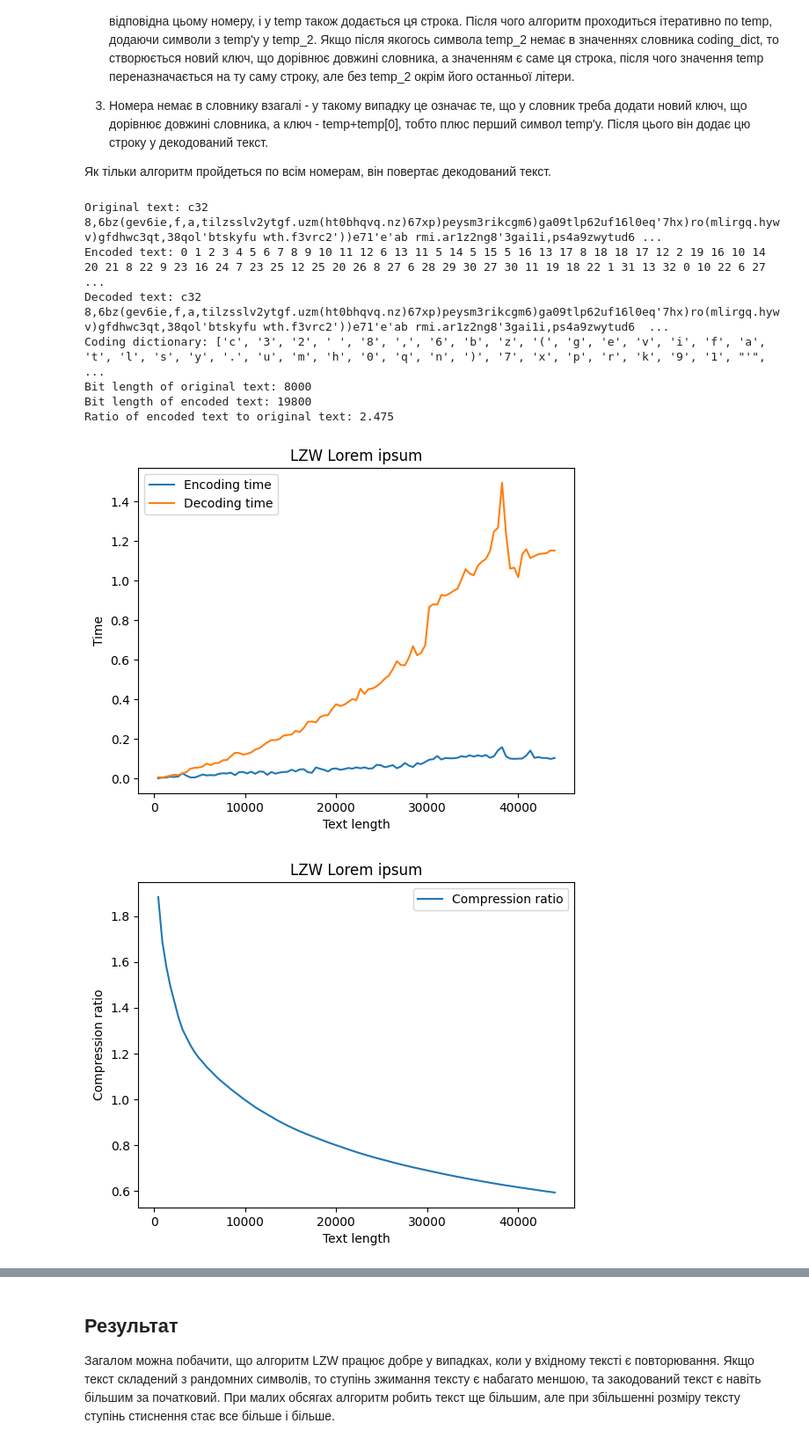
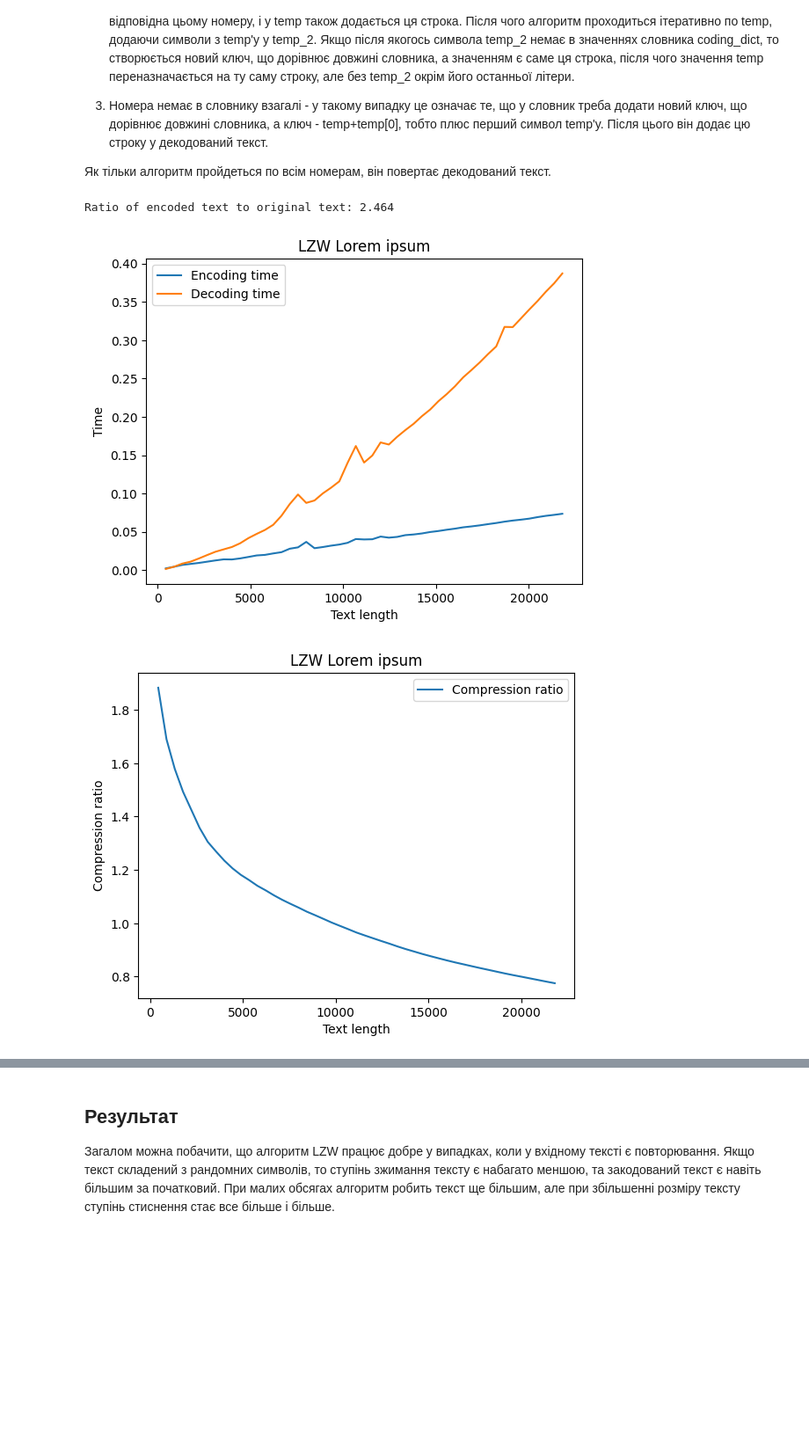
Before and after one commit to TepliakovZakhariy/discrete_compression, a Jupyter notebook: Lab2.ipynb, the cells around one changed output, grey strips where cells are left out. Shown at 88% size. Drawn from its saved outputs; the diff is of its cells as text; code cells hidden in the pictures; blank space fills up the shorter version.

```diff
--- a/Lab2.ipynb
+++ b/Lab2.ipynb
@@ -116,10 +120,6 @@ class Huffman:
 
 
 if __name__ == "__main__":
-    from random import randint
-    import time
-    import matplotlib.pyplot as plt
-
     huffman = Huffman()
     alphabet = "abcdefghigklmnopqrstuvwxyz., '1234567890()"
 
@@ -127,15 +127,9 @@ if __name__ == "__main__":
     encoded_text, coding_dict = huffman.encode(text)
     assert huffman.decode(encoded_text, coding_dict) == text
 
-    print(f"Original text: {text}")
-    print(f"Encoded text: {encoded_text}")
-    print(f"Decoded text: {huffman.decode(encoded_text, coding_dict)}")
-    print(f"Coding dictionary: {coding_dict}")
-    print(f'Bit length of original text: {len(text) * 8}')
-    print(f'Bit length of encoded text: {len(encoded_text)}')
     print(f'Ratio of encoded text to original text: {len(encoded_text) / (len(text) * 8)}')
 
-    text_size = [i for i in range(1, 1000)]
+    text_size = [i for i in range(1, 200)]
     encoding_time_results = []
     decoding_time_results = []
     compression_results = []
@@ -167,7 +161,7 @@ if __name__ == "__main__":
     plt.title('Huffman Lorem ipsum')
     plt.show()
 
-    text_size = [10**i for i in range(1, 9)]
+    text_size = [10**i for i in range(1, 7)]
     encoding_time_results = []
     decoding_time_results = []
     compression_results = []
@@ -299,10 +287,6 @@ class LZW:
 
 
 if __name__ == "__main__":
-    from random import randint
-    import time
-    import matplotlib.pyplot as plt
-
     lzw = LZW()
     alphabet = "abcdefghigklmnopqrstuvwxyz., '1234567890()"
 
@@ -310,15 +294,9 @@ if __name__ == "__main__":
     encoded_text, coding_dict = lzw.encode(text)
     assert lzw.decode(encoded_text, coding_dict) == text
 
-    print(f"Original text: {text}")
-    print(f"Encoded text: {encoded_text}")
-    print(f"Decoded text: {lzw.decode(encoded_text, coding_dict)}")
-    print(f"Coding dictionary: {coding_dict}")
-    print(f'Bit length of original text: {len(text) * 8}')
-    print(f'Bit length of encoded text: {len(encoded_text) * 8}')
     print(f'Ratio of encoded text to original text: {len(encoded_text) * 8 / (len(text) * 8)}')
 
-    text_size = [i for i in range(1, 100)]
+    text_size = [i for i in range(1, 50)]
     encoding_time_results = []
     decoding_time_results = []
     compression_results = []
@@ -350,41 +328,35 @@ if __name__ == "__main__":
     plt.title('LZW Lorem ipsum')
     plt.show()
 
-    text_size = [10**i for i in range(1, 7)]
+    text_size = [10**i for i in range(1, 6)]
     encoding_time_results = []
     decoding_time_results = []
     compression_results = []
 
     for size in text_size:
         text = "".join(alphabet[randint(0, len(alphabet) - 1)] for _ in range(size))
         start = time.time()
         encoded_text, coding_dict = lzw.encode(text)
         encoding_time_results.append(time.time() - start)
         start = time.time()
         decoded_text = lzw.decode(encoded_text, coding_dict)
         decoding_time_results.append(time.time() - start)
         compression_results.append(len(encoded_text) * 8 / (size * 8))
 
     plt.plot(text_size, encoding_time_results, label='Encoding time')
     plt.plot(text_size, decoding_time_results, label='Decoding time')
     plt.xlabel('Text length')
     plt.ylabel('Time')
     plt.legend()
     plt.title('LZW random text')
     plt.show()
     plt.plot(text_size, compression_results, label='Compression ratio')
     plt.xlabel('Text length')
     plt.ylabel('Compression ratio')
     plt.legend()
     plt.title('LZW random text')
     plt.show()
 # %% [output]
-Original text: c32 8,6bz(gev6ie,f,a,tilzsslv2ytgf.uzm(ht0bhqvq.nz)67xp)peysm3rikcgm6)ga09tlp62uf16l0eq'7hx)ro(mlirgq.hywv)gfdhwc3qt,38qol'btskyfu wth.f3vrc2'))e71'e'ab rmi.ar1z2ng8'3gai1i,ps4a9zwytud6 ...
-Encoded text: 0 1 2 3 4 5 6 7 8 9 10 11 12 6 13 11 5 14 5 15 5 16 13 17 8 18 18 17 12 2 19 16 10 14 20 21 8 22 9 23 16 24 7 23 25 12 25 20 26 8 27 6 28 29 30 27 30 11 19 18 22 1 31 13 32 0 10 22 6 27  ...
-Decoded text: c32 8,6bz(gev6ie,f,a,tilzsslv2ytgf.uzm(ht0bhqvq.nz)67xp)peysm3rikcgm6)ga09tlp62uf16l0eq'7hx)ro(mlirgq.hywv)gfdhwc3qt,38qol'btskyfu wth.f3vrc2'))e71'e'ab rmi.ar1z2ng8'3gai1i,ps4a9zwytud6  ...
-Coding dictionary: ['c', '3', '2', ' ', '8', ',', '6', 'b', 'z', '(', 'g', 'e', 'v', 'i', 'f', 'a', 't', 'l', 's', 'y', '.', 'u', 'm', 'h', '0', 'q', 'n', ')', '7', 'x', 'p', 'r', 'k', '9', '1', "'",  ...
-Bit length of original text: 8000
-Bit length of encoded text: 19800
-Ratio of encoded text to original text: 2.475
+Ratio of encoded text to original text: 2.464
-[figure, old version]
+[figure, new version]
-[figure, old version]
+[figure, new version]
```
Also changed, not shown: parts of 12 cells of this notebook.
